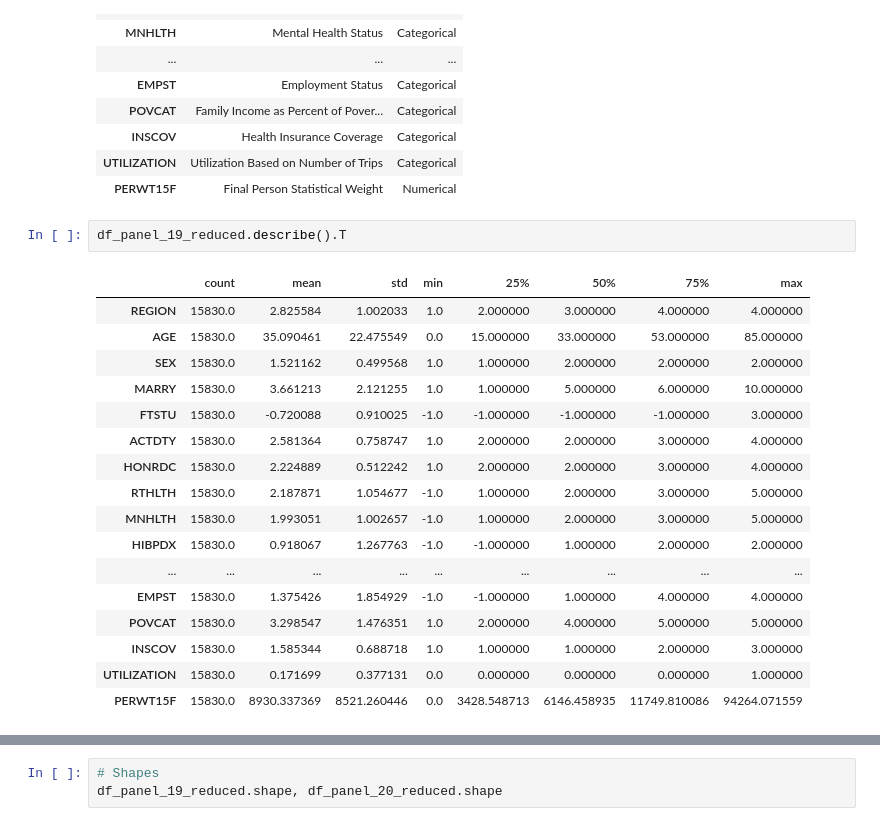
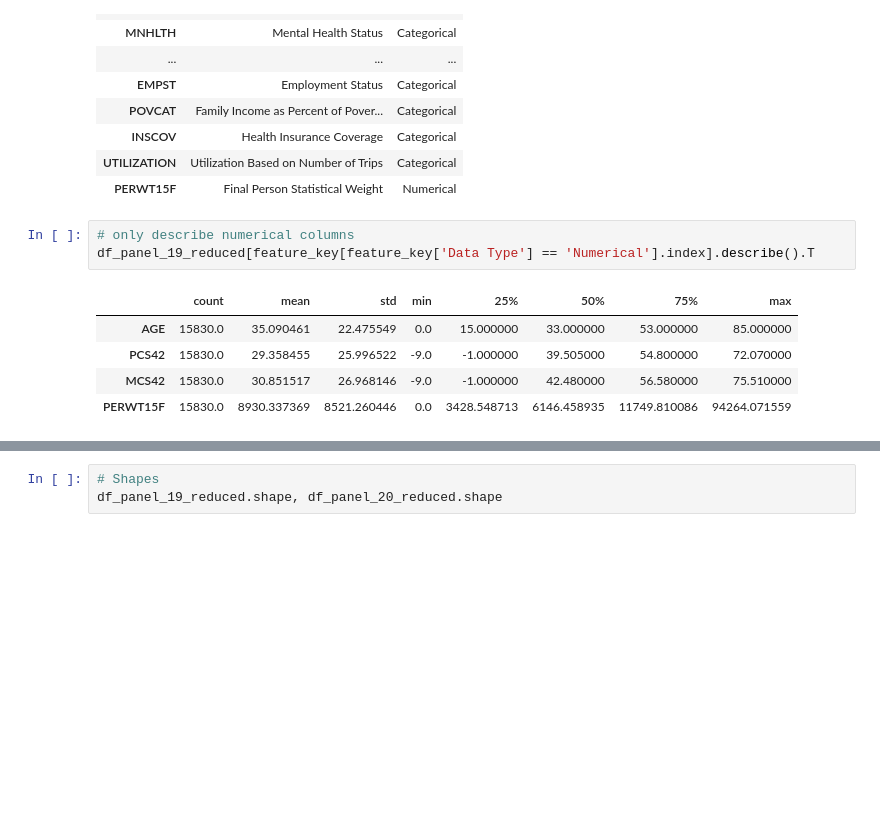
Before and after one commit to 474benchen/capstone_replication, a Jupyter notebook: replication.ipynb, the cells around one changed output, grey strips where cells are left out. Saved outputs shown, nothing was run; the diff lists cells and outputs as text; blank space fills up the shorter version.

```diff
--- a/replication.ipynb
+++ b/replication.ipynb
@@ -266,23 +266,12 @@ feature_key
 | UTILIZATION | Utilization Based on Number of Trips | Categorical |
 | PERWT15F | Final Person Statistical Weight | Numerical |
 # %%
-df_panel_19_reduced.describe().T
+# only describe numerical columns
+df_panel_19_reduced[feature_key[feature_key['Data Type'] == 'Numerical'].index].describe().T
 # %% [output]
 |  | count | mean | std | min | 25% | 50% | 75% | max |
-| REGION | 15830.0 | 2.825584 | 1.002033 | 1.0 | 2.000000 | 3.000000 | 4.000000 | 4.000000 |
 | AGE | 15830.0 | 35.090461 | 22.475549 | 0.0 | 15.000000 | 33.000000 | 53.000000 | 85.000000 |
-| SEX | 15830.0 | 1.521162 | 0.499568 | 1.0 | 1.000000 | 2.000000 | 2.000000 | 2.000000 |
-| MARRY | 15830.0 | 3.661213 | 2.121255 | 1.0 | 1.000000 | 5.000000 | 6.000000 | 10.000000 |
-| FTSTU | 15830.0 | -0.720088 | 0.910025 | -1.0 | -1.000000 | -1.000000 | -1.000000 | 3.000000 |
-| ACTDTY | 15830.0 | 2.581364 | 0.758747 | 1.0 | 2.000000 | 2.000000 | 3.000000 | 4.000000 |
-| HONRDC | 15830.0 | 2.224889 | 0.512242 | 1.0 | 2.000000 | 2.000000 | 3.000000 | 4.000000 |
-| RTHLTH | 15830.0 | 2.187871 | 1.054677 | -1.0 | 1.000000 | 2.000000 | 3.000000 | 5.000000 |
-| MNHLTH | 15830.0 | 1.993051 | 1.002657 | -1.0 | 1.000000 | 2.000000 | 3.000000 | 5.000000 |
-| HIBPDX | 15830.0 | 0.918067 | 1.267763 | -1.0 | -1.000000 | 1.000000 | 2.000000 | 2.000000 |
-| ... | ... | ... | ... | ... | ... | ... | ... | ... |
-| EMPST | 15830.0 | 1.375426 | 1.854929 | -1.0 | -1.000000 | 1.000000 | 4.000000 | 4.000000 |
-| POVCAT | 15830.0 | 3.298547 | 1.476351 | 1.0 | 2.000000 | 4.000000 | 5.000000 | 5.000000 |
-| INSCOV | 15830.0 | 1.585344 | 0.688718 | 1.0 | 1.000000 | 1.000000 | 2.000000 | 3.000000 |
-| UTILIZATION | 15830.0 | 0.171699 | 0.377131 | 0.0 | 0.000000 | 0.000000 | 0.000000 | 1.000000 |
+| PCS42 | 15830.0 | 29.358455 | 25.996522 | -9.0 | -1.000000 | 39.505000 | 54.800000 | 72.070000 |
+| MCS42 | 15830.0 | 30.851517 | 26.968146 | -9.0 | -1.000000 | 42.480000 | 56.580000 | 75.510000 |
 | PERWT15F | 15830.0 | 8930.337369 | 8521.260446 | 0.0 | 3428.548713 | 6146.458935 | 11749.810086 | 94264.071559 |
 # %%
```
Also changed, not shown: parts of 26 cells of this notebook.
